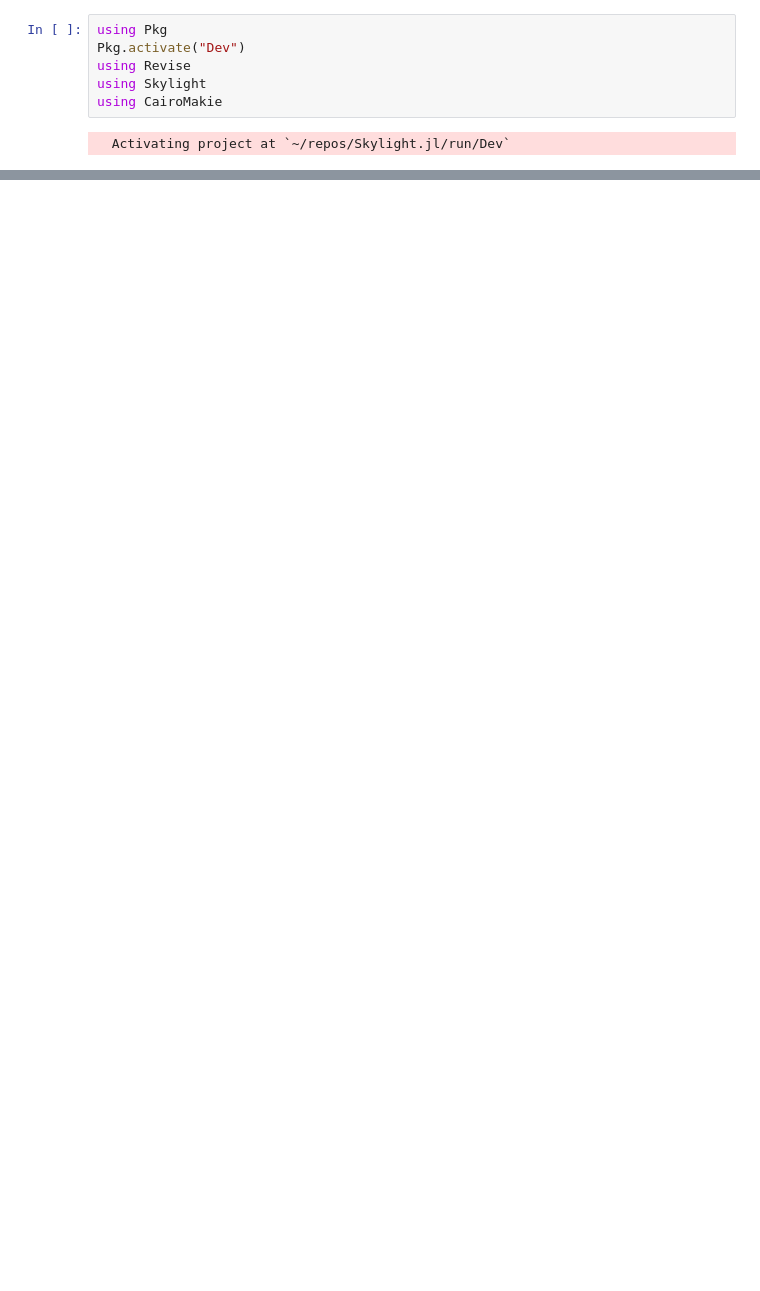
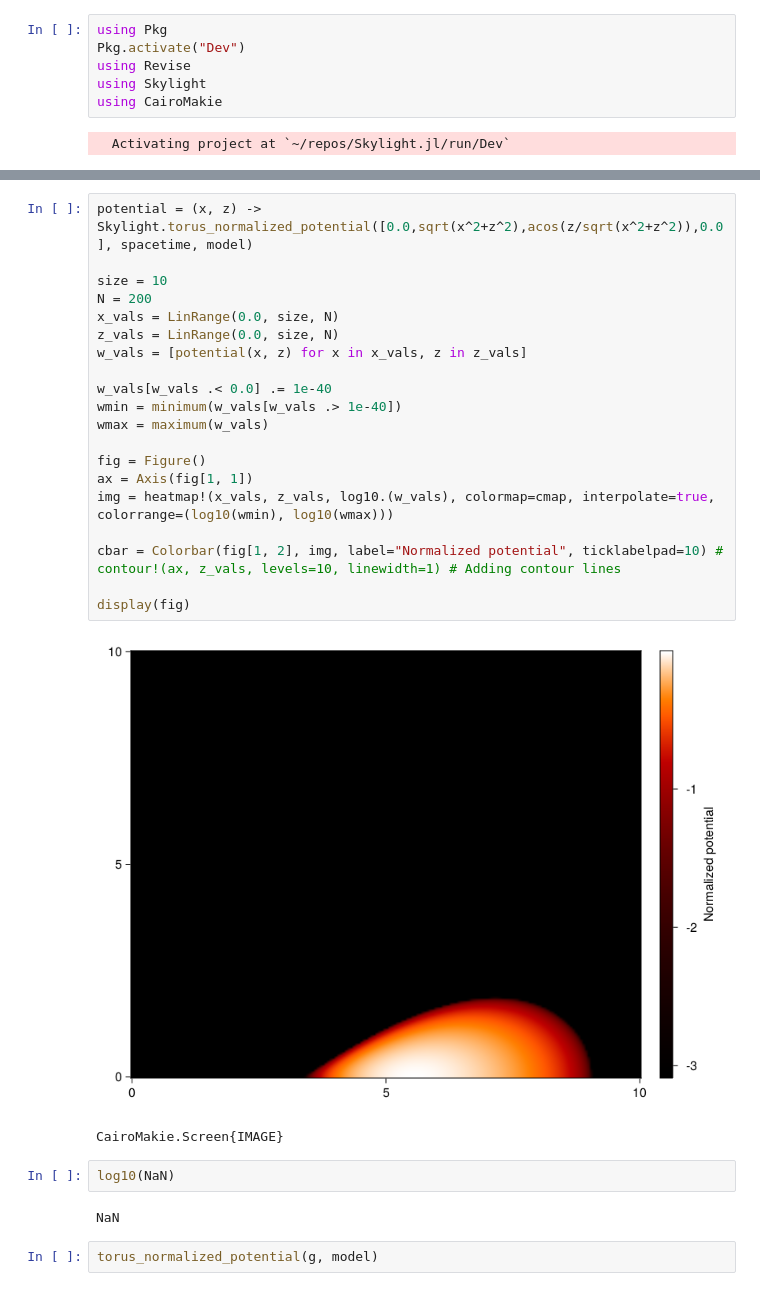
Before and after one commit to joaquinpelle/Skylight.jl, a Jupyter notebook: run/iontorus.ipynb, the cells around one changed output, grey strips where cells are left out. Drawn from its saved outputs; the diff is of its cells as text; blank space fills up the shorter version.

```diff
--- a/run/iontorus.ipynb
+++ b/run/iontorus.ipynb
@@ -115,0 +184,29 @@ CairoMakie.Screen{IMAGE}
+# %%
+potential = (x, z) -> Skylight.torus_normalized_potential([0.0,sqrt(x^2+z^2),acos(z/sqrt(x^2+z^2)),0.0], spacetime, model)
+
+size = 10
+N = 200
+x_vals = LinRange(0.0, size, N)
+z_vals = LinRange(0.0, size, N)
+w_vals = [potential(x, z) for x in x_vals, z in z_vals]
+
+w_vals[w_vals .< 0.0] .= 1e-40
+wmin = minimum(w_vals[w_vals .> 1e-40])
+wmax = maximum(w_vals)
+
+fig = Figure()
+ax = Axis(fig[1, 1])
+img = heatmap!(x_vals, z_vals, log10.(w_vals), colormap=cmap, interpolate=true, colorrange=(log10(wmin), log10(wmax)))
+
+cbar = Colorbar(fig[1, 2], img, label="Normalized potential", ticklabelpad=10) # contour!(ax, z_vals, levels=10, linewidth=1) # Adding contour lines
+
+display(fig)
+# %% [output]
+[figure, added]
+CairoMakie.Screen{IMAGE}
+# %%
+log10(NaN)
+# %% [output]
+NaN
+# %%
+torus_normalized_potential(g, model)
```
Also changed, not shown: parts of 12 cells of this notebook.
